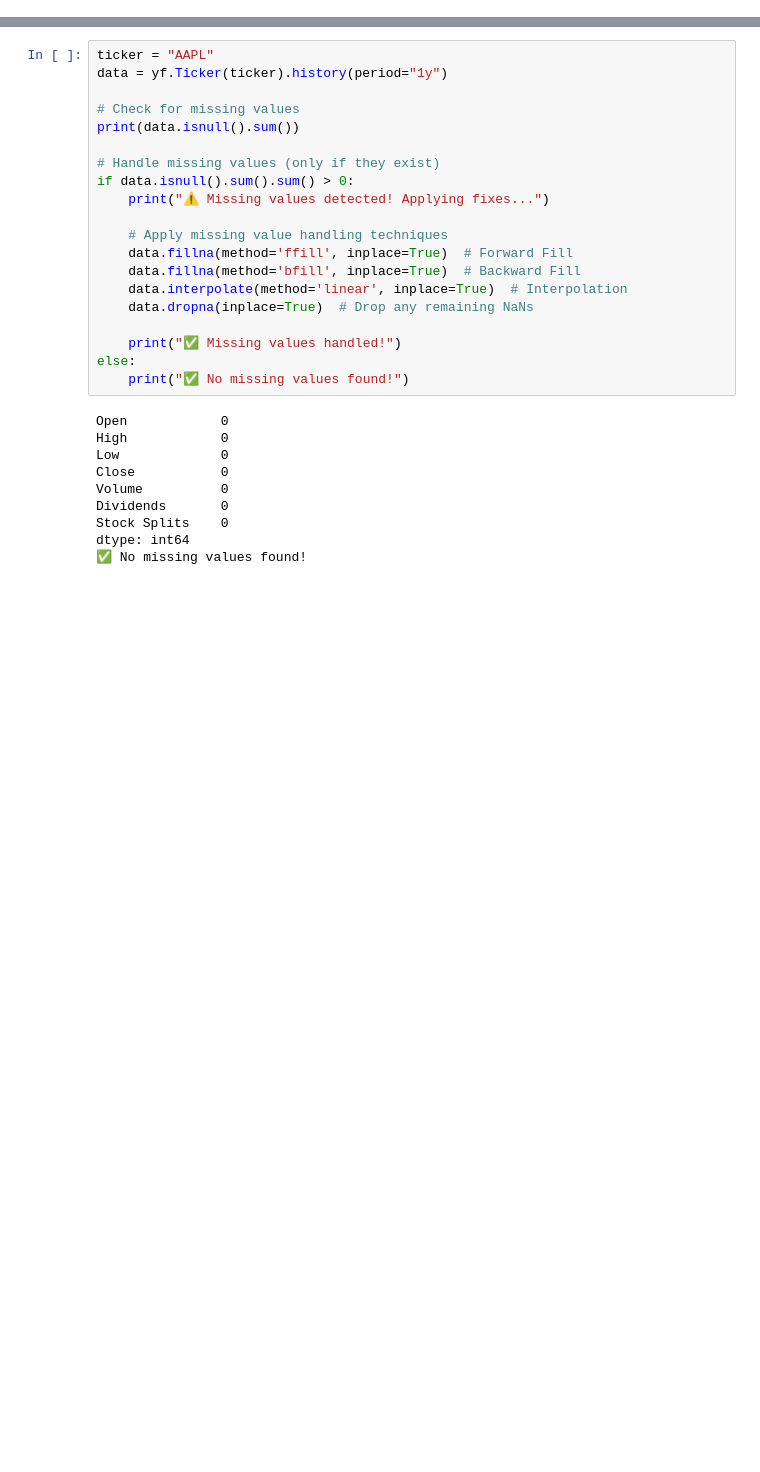
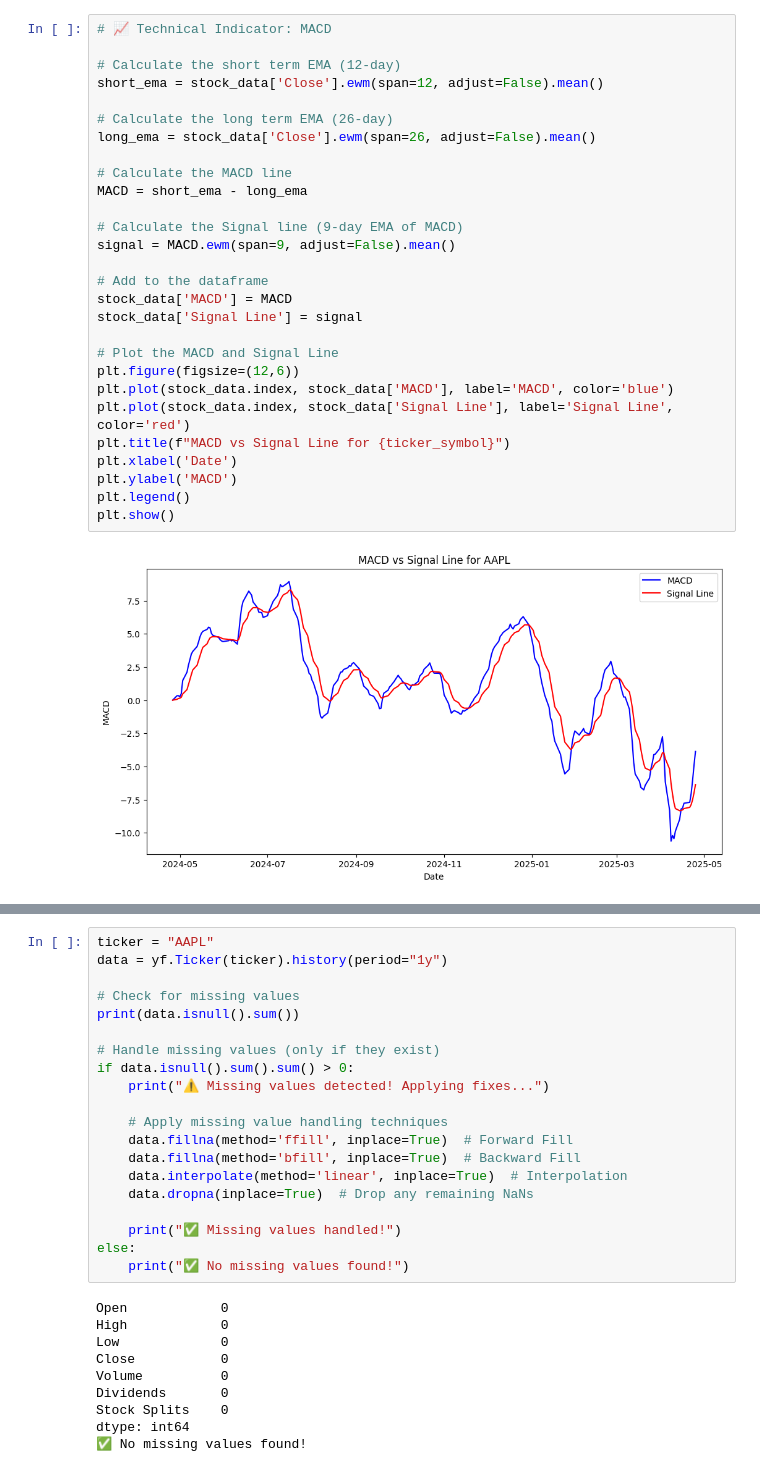
Before and after one commit to vaishnavichandran19121988/Projects-, a Jupyter notebook: Create YahooFinanceDashboard/yahoo_finance_stock_dashboard.ipynb, the cells around one changed output, grey strips where cells are left out. Drawn from its saved outputs; the diff is of its cells as text; blank space fills up the shorter version.

```diff
--- a/Create YahooFinanceDashboard/yahoo_finance_stock_dashboard.ipynb
+++ b/Create YahooFinanceDashboard/yahoo_finance_stock_dashboard.ipynb
@@ -53,0 +175,30 @@ Stock data saved as AAPL_stock_data.csv
+# %%
+# 📈 Technical Indicator: MACD
+
+# Calculate the short term EMA (12-day)
+short_ema = stock_data['Close'].ewm(span=12, adjust=False).mean()
+
+# Calculate the long term EMA (26-day)
+long_ema = stock_data['Close'].ewm(span=26, adjust=False).mean()
+
+# Calculate the MACD line
+MACD = short_ema - long_ema
+
+# Calculate the Signal line (9-day EMA of MACD)
+signal = MACD.ewm(span=9, adjust=False).mean()
+
+# Add to the dataframe
+stock_data['MACD'] = MACD
+stock_data['Signal Line'] = signal
+
+# Plot the MACD and Signal Line
+plt.figure(figsize=(12,6))
+plt.plot(stock_data.index, stock_data['MACD'], label='MACD', color='blue')
+plt.plot(stock_data.index, stock_data['Signal Line'], label='Signal Line', color='red')
+plt.title(f"MACD vs Signal Line for {ticker_symbol}")
+plt.xlabel('Date')
+plt.ylabel('MACD')
+plt.legend()
+plt.show()
+# %% [output]
+[figure, added]
```
Also changed, not shown: parts of 15 cells of this notebook.
